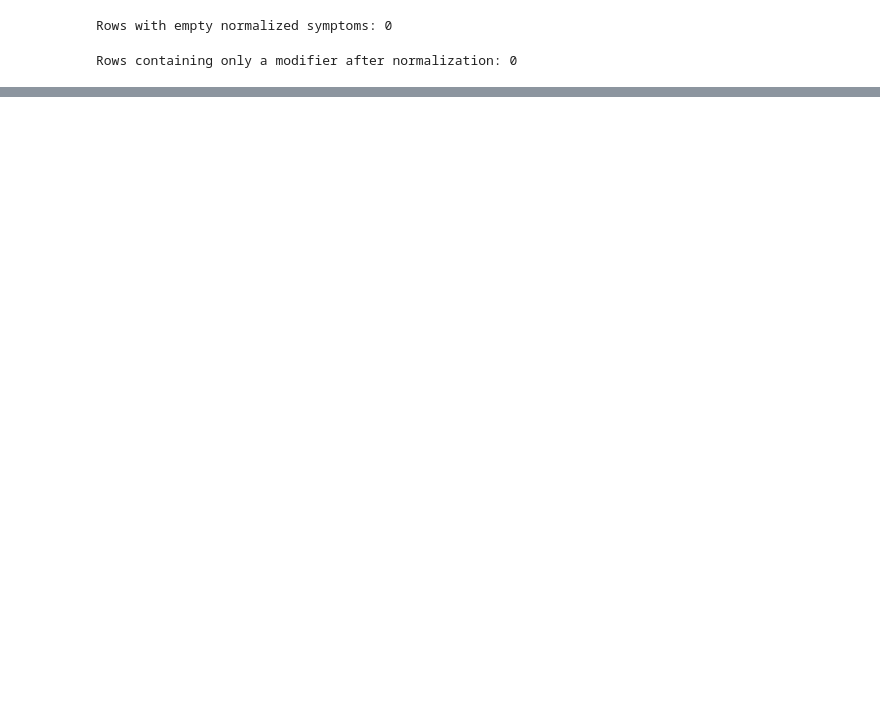
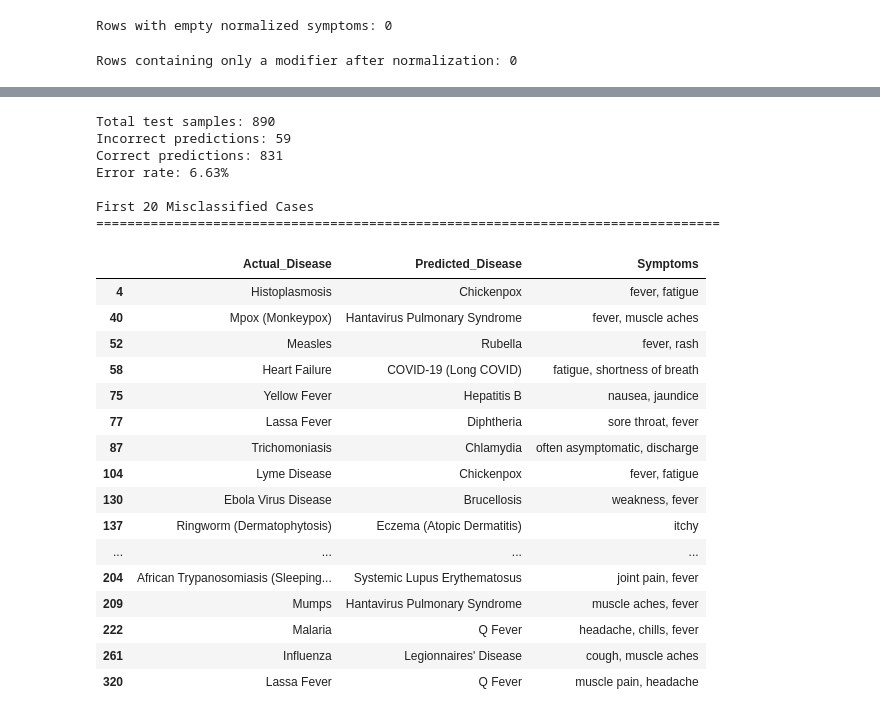
Before and after one commit to C026-01-0774-2023-NewtonOlando/new_health, a Jupyter notebook: new_health1.ipynb, the cells around one changed output, grey strips where cells are left out. Saved outputs shown, nothing was run; the diff lists cells and outputs as text; code cells hidden in the pictures; blank space fills up the shorter version.

```diff
--- a/new_health1.ipynb
+++ b/new_health1.ipynb
@@ -761,0 +1208,61 @@ Rows containing only a modifier after normalization: 0
+# %%
+# Recreate the train/test split using the original normalized symptom text
+
+X_norm_train, X_norm_test, y_norm_train, y_norm_test = train_test_split(
+    df["Normalized_Symptoms"],
+    df["Disease"],
+    test_size=0.20,
+    random_state=42,
+    stratify=df["Disease"]
+)
+
+# Create error analysis DataFrame
+error_analysis = pd.DataFrame({
+    "Actual_Disease": y_sym_test.values,
+    "Predicted_Disease": final_pred,
+    "Symptoms": X_norm_test.values
+})
+
+# Keep only incorrect predictions
+misclassified = error_analysis[
+    error_analysis["Actual_Disease"] != error_analysis["Predicted_Disease"]
+].copy()
+
+print("Total test samples:", len(error_analysis))
+print("Incorrect predictions:", len(misclassified))
+print("Correct predictions:", len(error_analysis) - len(misclassified))
+
+print(
+    f"Error rate: "
+    f"{len(misclassified) / len(error_analysis) * 100:.2f}%"
+)
+
+print("\nFirst 20 Misclassified Cases")
+print("=" * 80)
+
+display(misclassified.head(20))
+# %% [output]
+Total test samples: 890
+Incorrect predictions: 59
+Correct predictions: 831
+Error rate: 6.63%
+
+First 20 Misclassified Cases
+================================================================================
+|  | Actual_Disease | Predicted_Disease | Symptoms |
+| 4 | Histoplasmosis | Chickenpox | fever, fatigue |
+| 40 | Mpox (Monkeypox) | Hantavirus Pulmonary Syndrome | fever, muscle aches |
+| 52 | Measles | Rubella | fever, rash |
+| 58 | Heart Failure | COVID-19 (Long COVID) | fatigue, shortness of breath |
+| 75 | Yellow Fever | Hepatitis B | nausea, jaundice |
+| 77 | Lassa Fever | Diphtheria | sore throat, fever |
+| 87 | Trichomoniasis | Chlamydia | often asymptomatic, discharge |
+| 104 | Lyme Disease | Chickenpox | fever, fatigue |
+| 130 | Ebola Virus Disease | Brucellosis | weakness, fever |
+| 137 | Ringworm (Dermatophytosis) | Eczema (Atopic Dermatitis) | itchy |
+| ... | ... | ... | ... |
+| 204 | African Trypanosomiasis (Sleeping... | Systemic Lupus Erythematosus | joint pain, fever |
+| 209 | Mumps | Hantavirus Pulmonary Syndrome | muscle aches, fever |
+| 222 | Malaria | Q Fever | headache, chills, fever |
+| 261 | Influenza | Legionnaires' Disease | cough, muscle aches |
+| 320 | Lassa Fever | Q Fever | muscle pain, headache |
```
Also changed, not shown: parts of 19 cells of this notebook.
